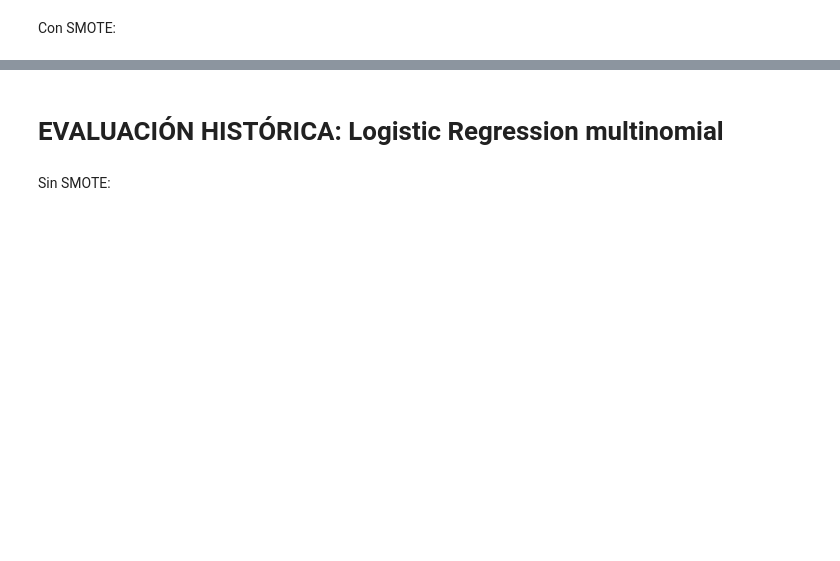
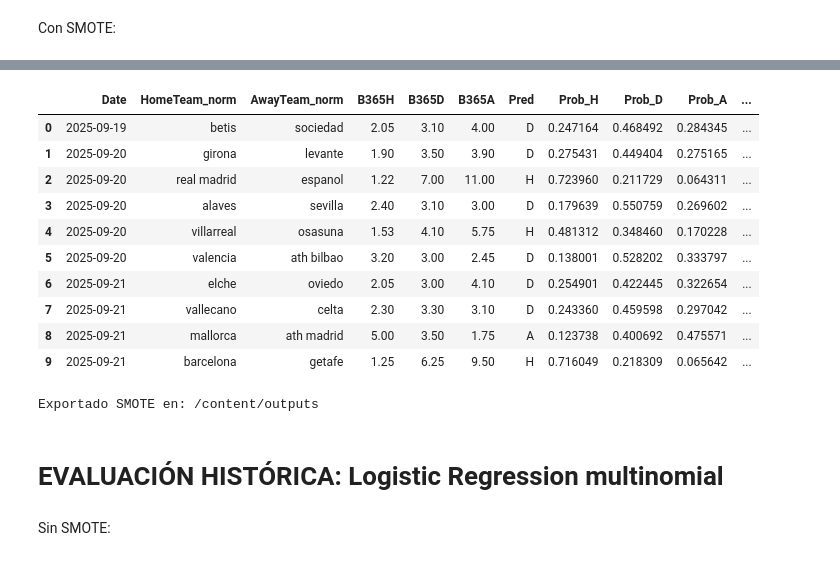
Before and after one commit to manuferrod/laliga-predictor-engine, a Jupyter notebook: notebooks/MODELOS.ipynb, the cells around one changed output, grey strips where cells are left out. Cells and saved outputs as stored; diff of their text form; code cells hidden in the pictures; blank space fills up the shorter version.

```diff
--- a/notebooks/MODELOS.ipynb
+++ b/notebooks/MODELOS.ipynb
@@ -27,0 +66,6 @@ df = pd.read_parquet(file_path)
+# %%
+IN_PATH = FEAT / "df_final.parquet"
+df = pd.read_parquet(IN_PATH)
+
+print("Leído:", IN_PATH, "· filas=", len(df), "· cols=", df.shape[1])
+df.head(2)
@@ -265,3 +233,74 @@ print(out)
+# %%
+# =========================
+# PREDICCIÓN (SMOTE) + B365 + export
+# =========================
+
+# Reutilizamos: df, df_old, pred_idx, order, dates_pred_ord, old_slice,
+#               X_train, y_train, X_pred, odds_ord (si lo quieres recalcular, usa el mismo bloque de arriba)
+
+pipe_sm = ImbPipeline(steps=[
+    ("imputer", SimpleImputer(strategy="median")),
+    ("scaler",  StandardScaler()),
+    ("smote",   SMOTE(random_state=42)),
+    ("logreg",  LogisticRegression(solver="saga", penalty="l2", max_iter=1000, random_state=42))
+])
+pipe_sm.fit(X_train, y_train)
+
+proba_pred_sm  = pipe_sm.predict_proba(X_pred)
+pred_labels_sm = pipe_sm.predict(X_pred)
+
+class_map = {0:"A", 1:"D", 2:"H"}
+classes_sm = list(pipe_sm.named_steps["logreg"].classes_)
+pred_1x2_sm = pd.Series(pred_labels_sm).map(class_map).values
+
+proba_df_sm = pd.DataFrame(proba_pred_sm, columns=[class_map[c] for c in classes_sm])
+for lab in ["H","D","A"]:
+    if lab not in proba_df_sm.columns: proba_df_sm[lab] = np.nan
+proba_df_sm = proba_df_sm[["H","D","A"]]
+
+proba_df_sm_ord = proba_df_sm.iloc[order].reset_index(drop=True)
+pred_1x2_sm_ord = pd.Series(pred_1x2_sm).iloc[order].reset_index(drop=True)
+
+with np.errstate(divide="ignore", invalid="ignore"):
+    inv = 1.0 / odds_ord
+overround = inv.sum(axis=1)
+imp = inv.div(overround, axis=0)
+imp.columns = ["Imp_H","Imp_D","Imp_A"]
+
+out_sm = pd.concat([
+    dates_pred_ord.rename("Date"),
+    old_slice[["HomeTeam_norm","AwayTeam_norm"]],
+    odds_ord,
+    pred_1x2_sm_ord.rename("Pred"),
+    proba_df_sm_ord.rename(columns={"H":"Prob_H","D":"Prob_D","A":"Prob_A"}),
+    imp,
+    overround.rename("Overround"),
+], axis=1).sort_values("Date").reset_index(drop=True)
+
+OUT.mkdir(parents=True, exist_ok=True)
+suffix = f"{PRED_SEASON}_{start_date}_{end_date}"
+
+out_sm.to_csv( OUT / f"predictions_{suffix}_smote.csv", index=False)
+out_sm.to_json(OUT / f"predictions_{suffix}_smote.json", orient="records", force_ascii=False, indent=2)
+
+out_sm.to_csv( OUT / "predictions_current_smote.csv", index=False)
+out_sm.to_json(OUT / "predictions_current_smote.json", orient="records", force_ascii=False, indent=2)
+
+display(out_sm.head(10))
+print("Exportado SMOTE en:", OUT)
+# %% [output]
+|  | Date | HomeTeam_norm | AwayTeam_norm | B365H | B365D | B365A | Pred | Prob_H | Prob_D | Prob_A | ... |
+| 0 | 2025-09-19 | betis | sociedad | 2.05 | 3.10 | 4.00 | D | 0.247164 | 0.468492 | 0.284345 | ... |
+| 1 | 2025-09-20 | girona | levante | 1.90 | 3.50 | 3.90 | D | 0.275431 | 0.449404 | 0.275165 | ... |
+| 2 | 2025-09-20 | real madrid | espanol | 1.22 | 7.00 | 11.00 | H | 0.723960 | 0.211729 | 0.064311 | ... |
+| 3 | 2025-09-20 | alaves | sevilla | 2.40 | 3.10 | 3.00 | D | 0.179639 | 0.550759 | 0.269602 | ... |
+| 4 | 2025-09-20 | villarreal | osasuna | 1.53 | 4.10 | 5.75 | H | 0.481312 | 0.348460 | 0.170228 | ... |
+| 5 | 2025-09-20 | valencia | ath bilbao | 3.20 | 3.00 | 2.45 | D | 0.138001 | 0.528202 | 0.333797 | ... |
+| 6 | 2025-09-21 | elche | oviedo | 2.05 | 3.00 | 4.10 | D | 0.254901 | 0.422445 | 0.322654 | ... |
+| 7 | 2025-09-21 | vallecano | celta | 2.30 | 3.30 | 3.10 | D | 0.243360 | 0.459598 | 0.297042 | ... |
+| 8 | 2025-09-21 | mallorca | ath madrid | 5.00 | 3.50 | 1.75 | A | 0.123738 | 0.400692 | 0.475571 | ... |
+| 9 | 2025-09-21 | barcelona | getafe | 1.25 | 6.25 | 9.50 | H | 0.716049 | 0.218309 | 0.065642 | ... |
+Exportado SMOTE en: /content/outputs
 # %% [markdown]
 # **EVALUACIÓN HISTÓRICA: Logistic Regression multinomial**
 # %%
```
Also changed, not shown: parts of 41 cells of this notebook.
